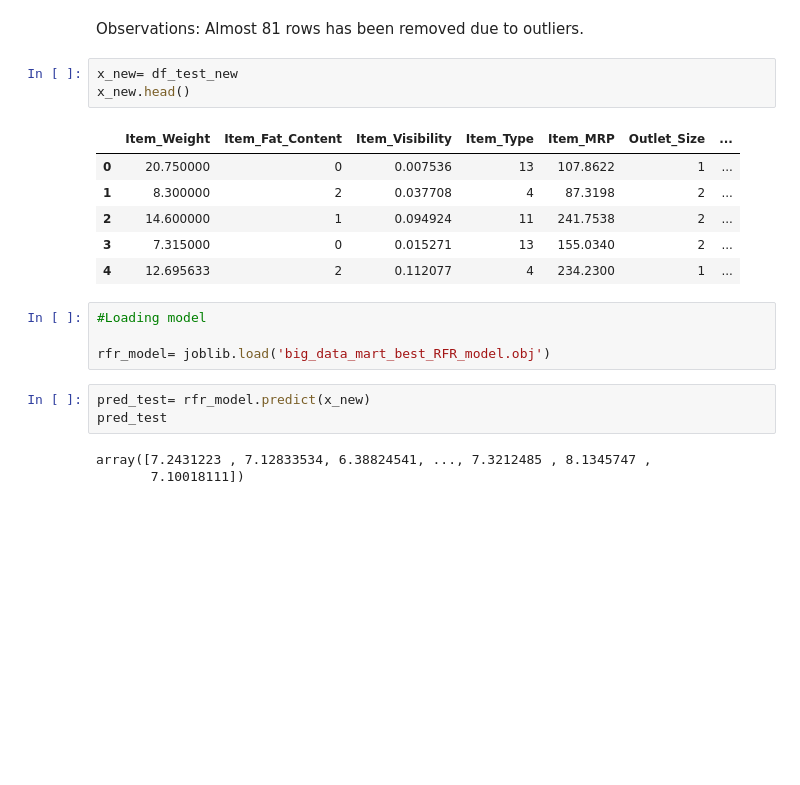
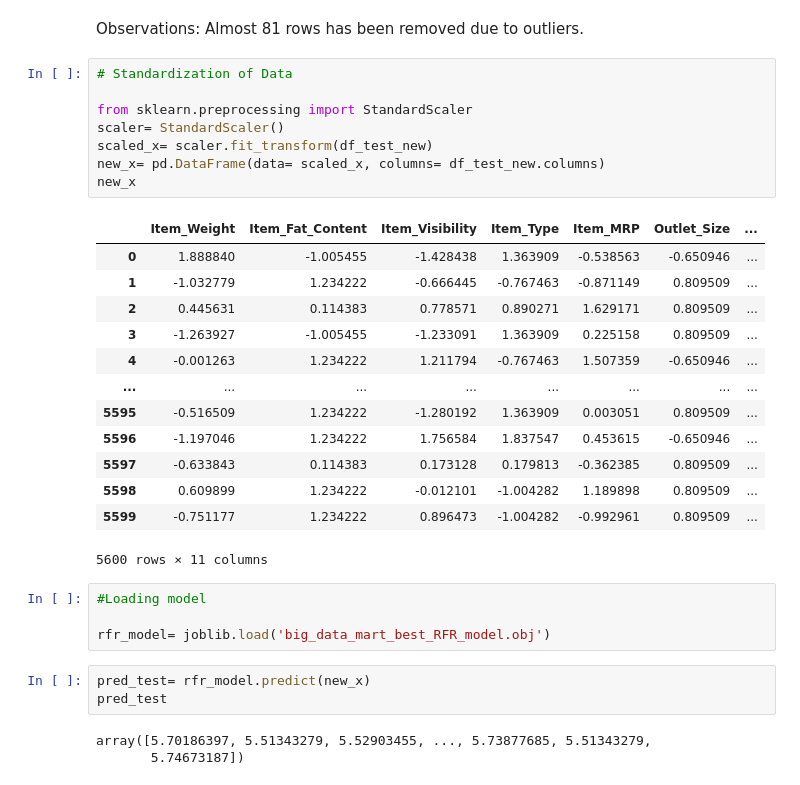
Before and after one commit to Vaibhavbanke6866/DataTrainedPracticeProjects, a Jupyter notebook: Big_Data_Mart_Sales_Problem_Analysis.ipynb, the cells around one changed output. Saved outputs shown, nothing was run; the diff lists cells and outputs as text; blank space fills up the shorter version.

```diff
--- a/Big_Data_Mart_Sales_Problem_Analysis.ipynb
+++ b/Big_Data_Mart_Sales_Problem_Analysis.ipynb
@@ -1185,26 +1215,38 @@ df_test_new.shape
 (5600, 11)
 # %% [markdown]
 Observations: Almost 81 rows has been removed due to outliers.
-# %%
-x_new= df_test_new
-x_new.head()
-# %% [output]
-|  | Item_Weight | Item_Fat_Content | Item_Visibility | Item_Type | Item_MRP | Outlet_Size | ... |
-| 0 | 20.750000 | 0 | 0.007536 | 13 | 107.8622 | 1 | ... |
-| 1 | 8.300000 | 2 | 0.037708 | 4 | 87.3198 | 2 | ... |
-| 2 | 14.600000 | 1 | 0.094924 | 11 | 241.7538 | 2 | ... |
-| 3 | 7.315000 | 0 | 0.015271 | 13 | 155.0340 | 2 | ... |
-| 4 | 12.695633 | 2 | 0.112077 | 4 | 234.2300 | 1 | ... |
+# %%
+# Standardization of Data
+
+from sklearn.preprocessing import StandardScaler
+scaler= StandardScaler()
+scaled_x= scaler.fit_transform(df_test_new)
+new_x= pd.DataFrame(data= scaled_x, columns= df_test_new.columns)
+new_x
+# %% [output]
+|  | Item_Weight | Item_Fat_Content | Item_Visibility | Item_Type | Item_MRP | Outlet_Size | ... |
+| 0 | 1.888840 | -1.005455 | -1.428438 | 1.363909 | -0.538563 | -0.650946 | ... |
+| 1 | -1.032779 | 1.234222 | -0.666445 | -0.767463 | -0.871149 | 0.809509 | ... |
+| 2 | 0.445631 | 0.114383 | 0.778571 | 0.890271 | 1.629171 | 0.809509 | ... |
+| 3 | -1.263927 | -1.005455 | -1.233091 | 1.363909 | 0.225158 | 0.809509 | ... |
+| 4 | -0.001263 | 1.234222 | 1.211794 | -0.767463 | 1.507359 | -0.650946 | ... |
+| ... | ... | ... | ... | ... | ... | ... | ... |
+| 5595 | -0.516509 | 1.234222 | -1.280192 | 1.363909 | 0.003051 | 0.809509 | ... |
+| 5596 | -1.197046 | 1.234222 | 1.756584 | 1.837547 | 0.453615 | -0.650946 | ... |
+| 5597 | -0.633843 | 0.114383 | 0.173128 | 0.179813 | -0.362385 | 0.809509 | ... |
+| 5598 | 0.609899 | 1.234222 | -0.012101 | -1.004282 | 1.189898 | 0.809509 | ... |
+| 5599 | -0.751177 | 1.234222 | 0.896473 | -1.004282 | -0.992961 | 0.809509 | ... |
+5600 rows × 11 columns
 # %%
 #Loading model
 
 rfr_model= joblib.load('big_data_mart_best_RFR_model.obj')
 # %%
-pred_test= rfr_model.predict(x_new)
+pred_test= rfr_model.predict(new_x)
 pred_test
 # %% [output]
-array([7.2431223 , 7.12833534, 6.38824541, ..., 7.3212485 , 8.1345747 ,
-       7.10018111])
+array([5.70186397, 5.51343279, 5.52903455, ..., 5.73877685, 5.51343279,
+       5.74673187])
 # %%
 pred_test[0]
 # %% [output]
```
Also changed, not shown: parts of 12 cells of this notebook.
